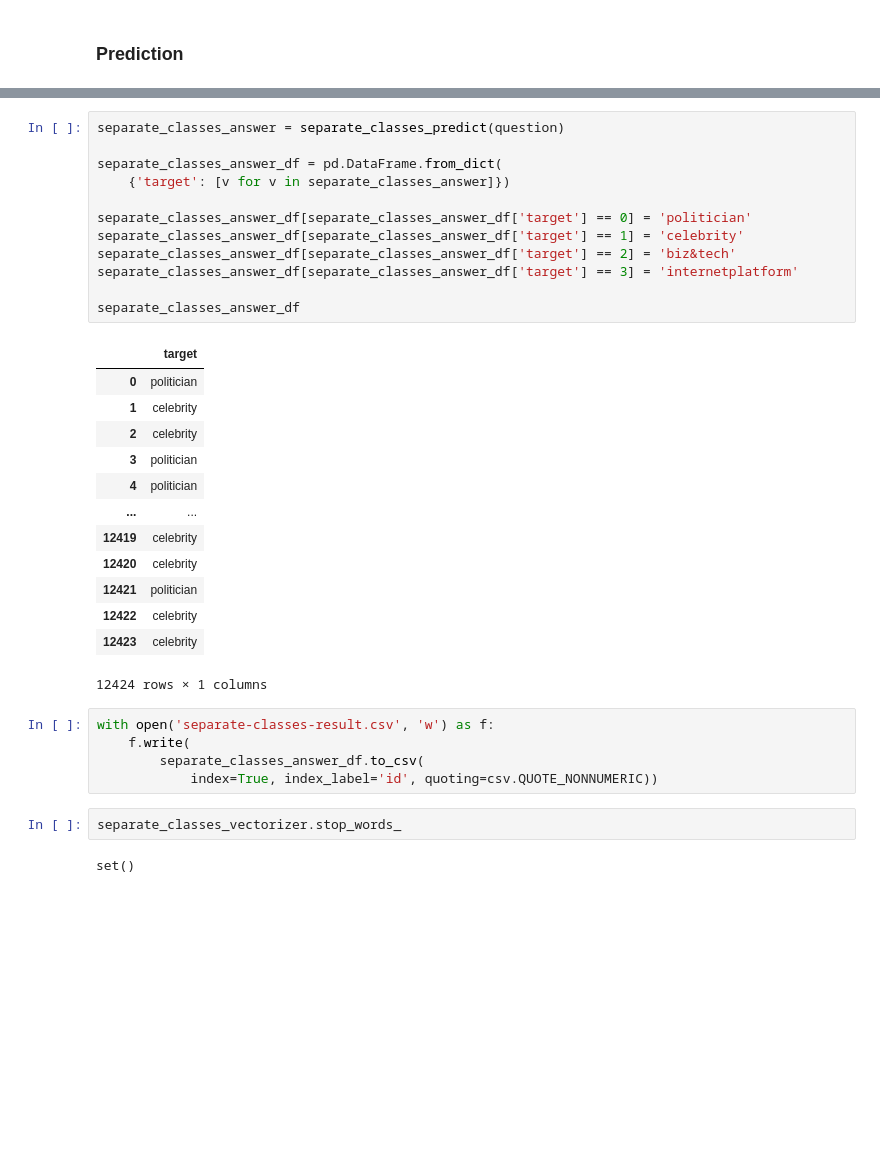
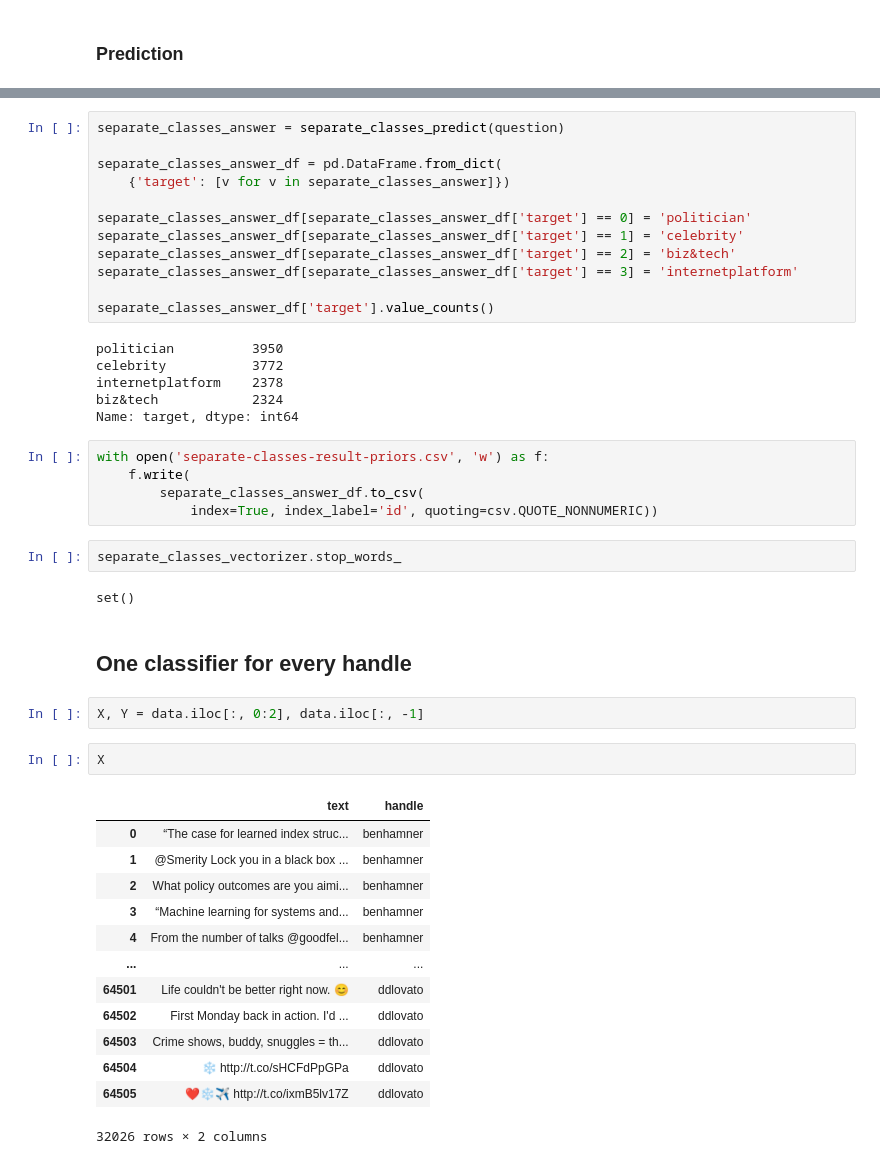
Before and after one commit to Asgavar/studia, a Jupyter notebook: semestr_5_zima_2019_20/ml/Politicians&Celebrities.ipynb, the cells around one changed output, grey strips where cells are left out. Saved outputs shown, nothing was run; the diff lists cells and outputs as text; blank space fills up the shorter version.

```diff
--- a/semestr_5_zima_2019_20/ml/Politicians&Celebrities.ipynb
+++ b/semestr_5_zima_2019_20/ml/Politicians&Celebrities.ipynb
@@ -234,23 +234,15 @@ separate_classes_answer_df[separate_classes_answer_df['target'] == 1] = 'celebri
 separate_classes_answer_df[separate_classes_answer_df['target'] == 2] = 'biz&tech'
 separate_classes_answer_df[separate_classes_answer_df['target'] == 3] = 'internetplatform'
 
-separate_classes_answer_df
+separate_classes_answer_df['target'].value_counts()
 # %% [output]
-|  | target |
-| 0 | politician |
-| 1 | celebrity |
-| 2 | celebrity |
-| 3 | politician |
-| 4 | politician |
-| ... | ... |
-| 12419 | celebrity |
-| 12420 | celebrity |
-| 12421 | politician |
-| 12422 | celebrity |
-| 12423 | celebrity |
-12424 rows × 1 columns
+politician          3950
+celebrity           3772
+internetplatform    2378
+biz&tech            2324
+Name: target, dtype: int64
 # %%
-with open('separate-classes-result.csv', 'w') as f:
+with open('separate-classes-result-priors.csv', 'w') as f:
     f.write(
         separate_classes_answer_df.to_csv(
             index=True, index_label='id', quoting=csv.QUOTE_NONNUMERIC))
@@ -258,3 +250,23 @@ with open('separate-classes-result.csv', 'w') as f:
 separate_classes_vectorizer.stop_words_
 # %% [output]
 set()
+# %% [markdown]
+## One classifier for every handle
+# %%
+X, Y = data.iloc[:, 0:2], data.iloc[:, -1]
+# %%
+X
+# %% [output]
+|  | text | handle |
+| 0 | “The case for learned index struc... | benhamner |
+| 1 | @Smerity Lock you in a black box ... | benhamner |
+| 2 | What policy outcomes are you aimi... | benhamner |
+| 3 | “Machine learning for systems and... | benhamner |
+| 4 | From the number of talks @goodfel... | benhamner |
+| ... | ... | ... |
+| 64501 | Life couldn't be better right now. 😊 | ddlovato |
+| 64502 | First Monday back in action. I'd ... | ddlovato |
+| 64503 | Crime shows, buddy, snuggles = th... | ddlovato |
+| 64504 | ❄️ http://t.co/sHCFdPpGPa | ddlovato |
+| 64505 | ❤️❄️✈️ http://t.co/ixmB5lv17Z | ddlovato |
+32026 rows × 2 columns
```
Also changed, not shown: parts of 5 cells of this notebook.
